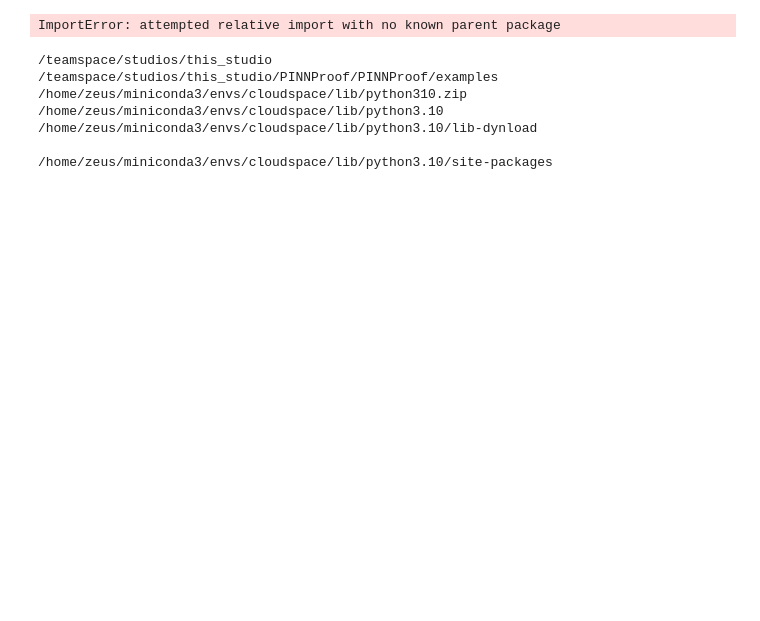
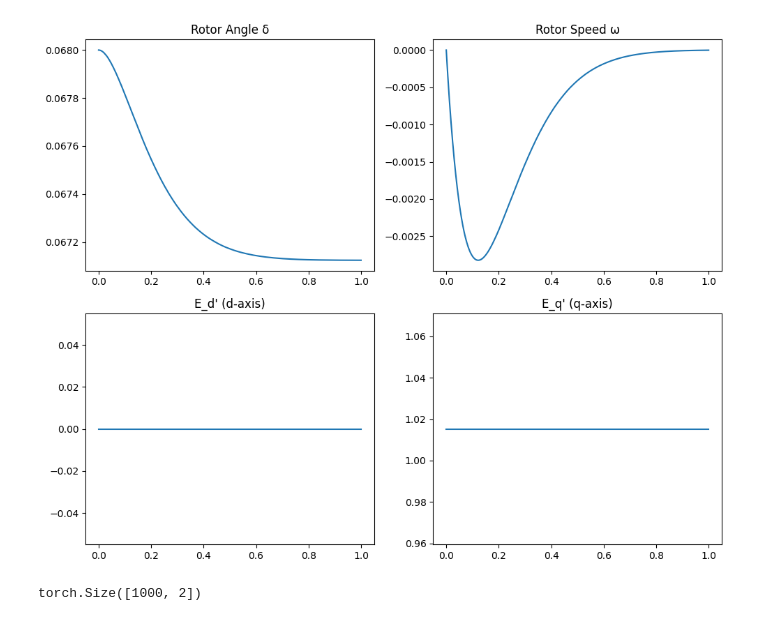
Before and after one commit to elpetros99/PINNProof, a Jupyter notebook: examples/example_SM2.ipynb, the cells around one changed output. Cells and saved outputs as stored; diff of their text form; code cells hidden in the pictures; blank space fills up the shorter version.

Commit message:
work on the examples

```diff
--- a/examples/example_SM2.ipynb
+++ b/examples/example_SM2.ipynb
@@ -138,64 +87,74 @@ class SynchronousMachine(nn.Module):
 # %%
 import torch
 from torchdiffeq import odeint
-from ..src.solver import solver, ODE_conventional  # your base classes
+from solvers.solver import Solver  # your base classes
+from solvers.ODE_conventional import ODE_conventional
 # from your_module import SynchronousMachine   # wherever you defined it
 
 # 1) Create a time‐vector and a corresponding “voltage profile” for the machine.
 #    Here we just hold Vs = 1.0∠0° constant.
-t_final, num_points = 10.0, 1000
+t_final, num_points = 1.0, 1000
 t_tensor = torch.linspace(0., t_final, num_points)
-Vs      = torch.ones(num_points)      # pu magnitude
-θs      = torch.zeros(num_points)     # pu angle
+Vs      = torch.ones(num_points)     # pu magnitude
+θs      = torch.zeros(num_points)   # pu angle
 V_profile = torch.stack((Vs, θs), dim=1)  # shape (num_points, 2)
 
 # 2) Instantiate the machine with your chosen parameters.
 #    SynchronousMachine.forward has signature (t, y) → dy/dt,
 #    but it needs access to V_profile and t_tensor internally.
 params = {
     'D': 2.364, 'P_m': 0.71, 'X_d_dash': 0.0608, 'H': 23.64,
     'Rs': 0.0, 'Re': 0.0, 'X_q_dash': 0.0969, 'Xep': 0.0,
     'Tdp': 8.96, 'Tqp': 0.31, 'Efd': 1.08, 'Xd': 0.146, 'Xq': 0.0969
 }
 machine = SynchronousMachine(
     params['D'], params['P_m'], params['X_d_dash'], params['H'],
     t_tensor, params['Rs'], params['Re'], params['X_q_dash'], params['Xep'],
     params['Tdp'], params['Tqp'], params['Efd'], params['Xd'], params['Xq']
 )
-machine.set_time_tensor(t_tensor)
-machine.set_V_tensor(V_profile.unsqueeze(1))  # (T,1,2) as your Generator4D expects
+# machine.set_time_tensor(t_tensor)
+# machine.set_V_tensor(V_profile)  # (T,1,2) as your Generator4D expects
 
 # 3) Wrap its `forward` as the ODE‐function for your solver.
-#    No extra args needed since everything is on `machine` itself.
-solver = ODE_conventional(machine.forward)
+#    No extra args needed since everything is on `machine` itself
+solver = ODE_conventional(machine.forward, machine.interface)
 
 # 4) Pick an initial state [δ₀, ω₀, E′d₀, E′q₀]
-x0 = [0.0680, 0.0, 0.0, 1.0153]
+x0 = [0.0680, 0.0, 0.0, 1.0153,1,0]
 
 # 5) Solve!
 t, sol = solver.solve(x0, t_final, num_points)
+delta = sol[:,0]; omega = sol[:,1]
+E_d = sol[:,2]; E_q = sol[:,3]
 
-# 6) Extract and plot
-δ = sol[:,0].detach().numpy()
-ω = sol[:,1].detach().numpy()
-
-import matplotlib.pyplot as plt
-plt.plot(t.numpy(), δ, label='δ(t)')
-plt.plot(t.numpy(), ω, label='ω(t)')
-plt.legend()
-plt.xlabel('Time [s]')
-plt.show()
+# plot all states & currents
+fig, axs = plt.subplots(2,2,figsize=(10,8))
+axs = axs.flatten()
+axs[0].plot(t.squeeze(), delta.detach()); axs[0].set_title('Rotor Angle δ')
+axs[1].plot(t.squeeze(), omega.detach()); axs[1].set_title('Rotor Speed ω')
+axs[2].plot(t.squeeze(), E_d.detach()); axs[2].set_title("E_d' (d-axis)")
+axs[3].plot(t.squeeze(), E_q.detach()); axs[3].set_title("E_q' (q-axis)")
+# axs[4].plot(t.squeeze(), I_D.detach()); axs[4].set_title('Current I_D')
+# axs[5].plot(t.squeeze(), I_Q.detach()); axs[5].set_title('Current I_Q')
+plt.tight_layout()
+# # plt.show()
+# # 6) Extract and plot
+# fig, axs = plt.subplots(2, 2, figsize=(12, 10))
+# axs = axs.flatten()
+# labels = ['δ', 'ω', "E_d'", "E_q'", "E_q''", "E_d''", 'I_D', 'I_Q']
+# for i in range(4):
+#     axs[i].plot(t.squeeze(), sol[:, i].detach())
+#     axs[i].set_ylabel(labels[i])
+# # axs[6].plot(time_pts.squeeze(), I_D.detach()); axs[6].set_ylabel('I_D')
+# # axs[7].plot(time_pts.squeeze(), I_Q.detach()); axs[7].set_ylabel('I_Q')
+# for ax in axs:
+#     ax.set_xlabel('Time [s]')
+# plt.tight_layout()
+# plt.show()
 # %% [output]
-ImportError: attempted relative import with no known parent package
+[figure, added]
-# %%
-import sys
-print("\n".join(sys.path))
-# %% [output]
-/teamspace/studios/this_studio
-/teamspace/studios/this_studio/PINNProof/PINNProof/examples
-/home/zeus/miniconda3/envs/cloudspace/lib/python310.zip
-/home/zeus/miniconda3/envs/cloudspace/lib/python3.10
-/home/zeus/miniconda3/envs/cloudspace/lib/python3.10/lib-dynload
-
-/home/zeus/miniconda3/envs/cloudspace/lib/python3.10/site-packages
+# %%
+V_profile.shape
+# %% [output]
+torch.Size([1000, 2])
 # %%
```
Also changed, not shown: parts of 6 cells of this notebook, 13 other files.
